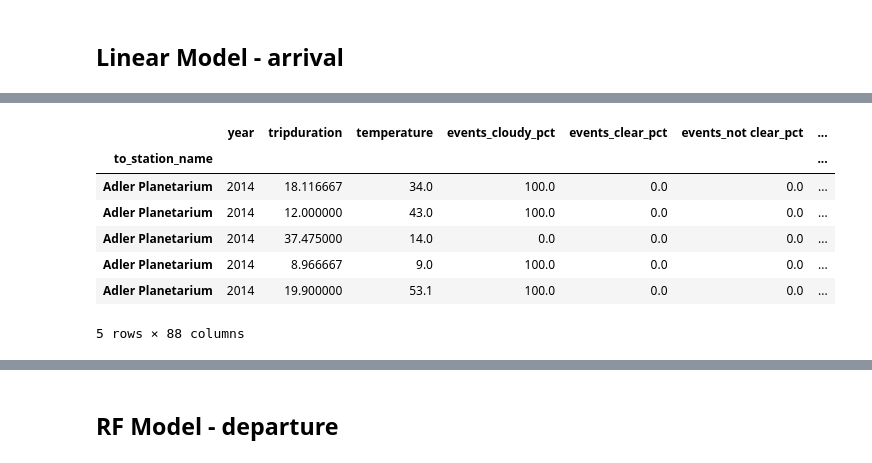
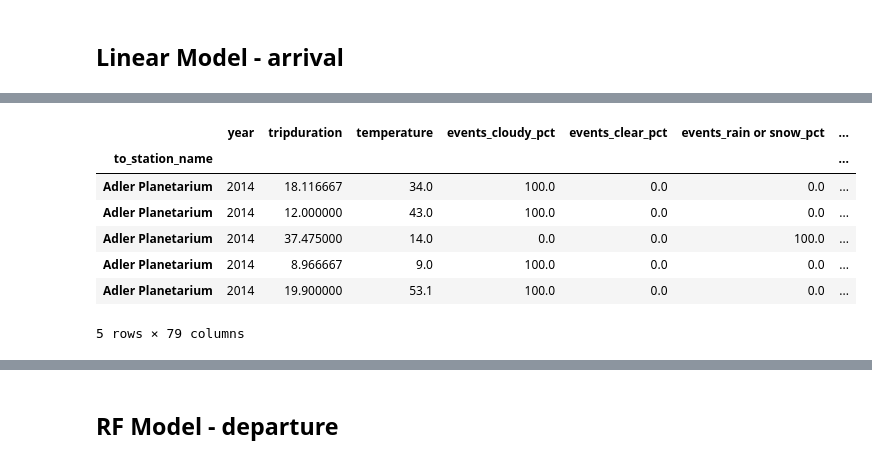
Before and after one commit to karahahn/Springboard_Capstone2, a Jupyter notebook: Capstone 2 Final Report.ipynb, the cells around one changed output, grey strips where cells are left out. Saved outputs shown, nothing was run; the diff lists cells and outputs as text; code cells hidden in the pictures.

```diff
--- a/Capstone 2 Final Report.ipynb
+++ b/Capstone 2 Final Report.ipynb
@@ -957,2 +1053,5 @@ lmdepcoeff_df.sort_values('Coefficient', ascending=False).tail()
 # %% [markdown]
 ## Linear Model - arrival
+# %%
+lmarrdf = arrival_joindf.copy()
+lmarrdf.head()
@@ -958,0 +1066,10 @@ lmdepcoeff_df.sort_values('Coefficient', ascending=False).tail()
+# %%
+lmarrdf = lmarrdf.drop(['events_not clear_pct',
+                        'usertype_Customer_pct',
+                        'usertype_Dependent_pct',
+                        'usertype_Subscriber_pct',
+                        'gender_Female_pct',
+                        'month_12',
+                        'day_31',
+                        'hour_23',
+                        'num_day_of_week_6'], axis=1)
@@ -962,16 +1089,16 @@ arrstations = arrival_joindf['to_station_name'].unique()
 # %%
-arrival_joindf = arrival_joindf.set_index('to_station_name')
+lmarrdf = lmarrdf.set_index('to_station_name')
 # %%
-arrival_joindf.head()
+lmarrdf.head()
 # %% [output]
-|  | year | tripduration | temperature | events_cloudy_pct | events_clear_pct | events_not clear_pct | ... |
+|  | year | tripduration | temperature | events_cloudy_pct | events_clear_pct | events_rain or snow_pct | ... |
 | to_station_name |  |  |  |  |  |  | ... |
 | Adler Planetarium | 2014 | 18.116667 | 34.0 | 100.0 | 0.0 | 0.0 | ... |
 | Adler Planetarium | 2014 | 12.000000 | 43.0 | 100.0 | 0.0 | 0.0 | ... |
-| Adler Planetarium | 2014 | 37.475000 | 14.0 | 0.0 | 0.0 | 0.0 | ... |
+| Adler Planetarium | 2014 | 37.475000 | 14.0 | 0.0 | 0.0 | 100.0 | ... |
 | Adler Planetarium | 2014 | 8.966667 | 9.0 | 100.0 | 0.0 | 0.0 | ... |
 | Adler Planetarium | 2014 | 19.900000 | 53.1 | 100.0 | 0.0 | 0.0 | ... |
-5 rows × 88 columns
+5 rows × 79 columns
 # %%
 lmarrival_rsquared = []
 lmarrival_mae = []
```
Also changed, not shown: parts of 48 cells of this notebook.
